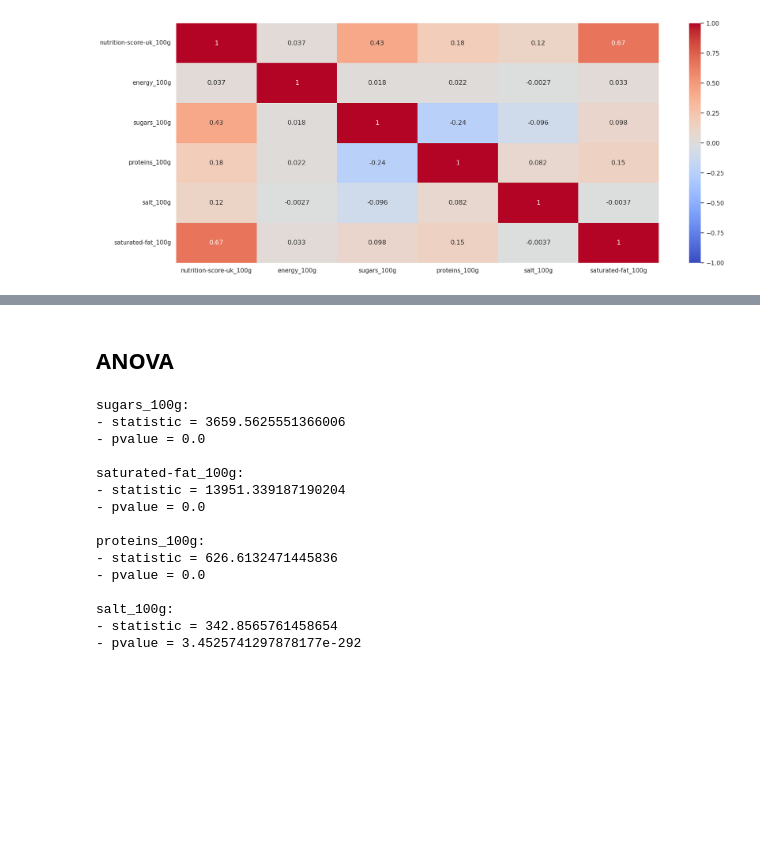
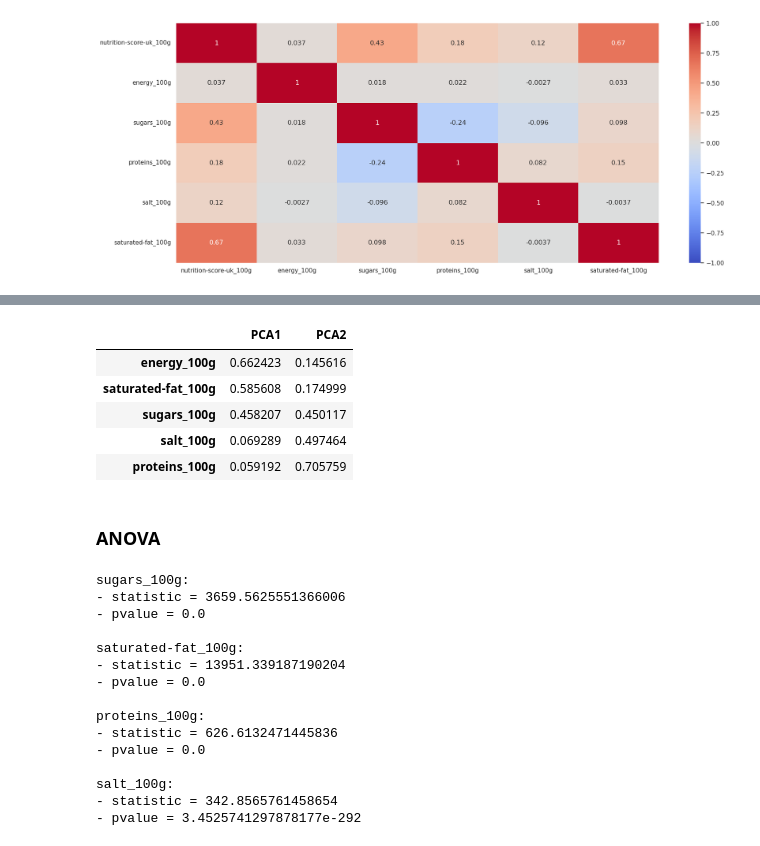
Before and after one commit to vicmcl/open_food_facts, a Jupyter notebook: src/notebook.ipynb, the cells around one changed output, grey strips where cells are left out. Saved outputs shown, nothing was run; the diff lists cells and outputs as text; code cells hidden in the pictures; blank space fills up the shorter version.

```diff
--- a/src/notebook.ipynb
+++ b/src/notebook.ipynb
@@ -578,5 +573,17 @@ Top 3 creator: ['openfoodfacts-contributors', 'tacite', 'sebleouf']
+# %%
+pca1 = pd.Series(pca.components_[0], index=data.columns).abs().sort_values(ascending=False)
+pca2 = pd.Series(pca.components_[1], index=data.columns).abs().sort_values(ascending=False)
+
+pd.concat([pca1, pca2], axis=1, keys=['PCA1', 'PCA2'])
+# %% [output]
+|  | PCA1 | PCA2 |
+| energy_100g | 0.662423 | 0.145616 |
+| saturated-fat_100g | 0.585608 | 0.174999 |
+| sugars_100g | 0.458207 | 0.450117 |
+| salt_100g | 0.069289 | 0.497464 |
+| proteins_100g | 0.059192 | 0.705759 |
 # %% [markdown]
-## ANOVA
+### ANOVA
 # %%
 bins = [-float('inf'), -5, 5, 15, 25, float('inf')]
 group_labels = ['Less than -5', '-5 to 5', '5 to 15', '15 to 25', 'More than 25']
```
Also changed, not shown: parts of 27 cells of this notebook.
